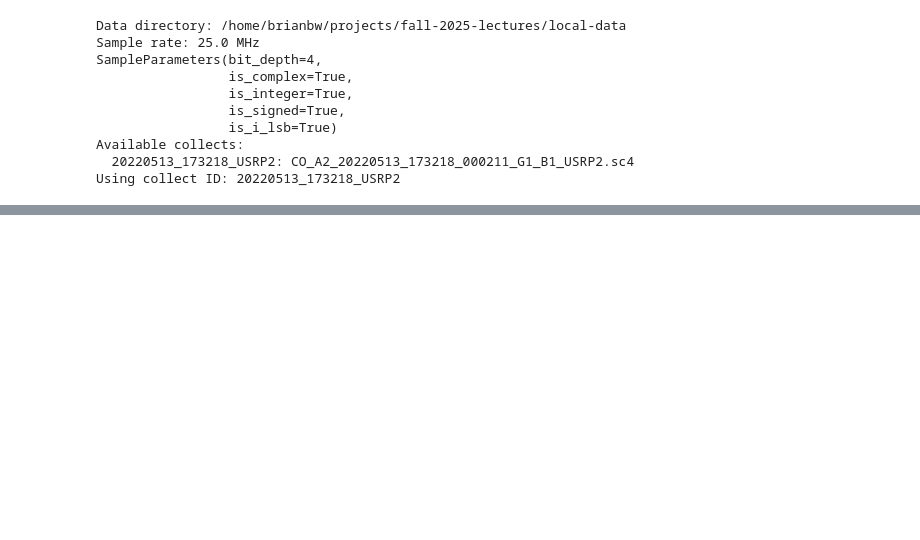
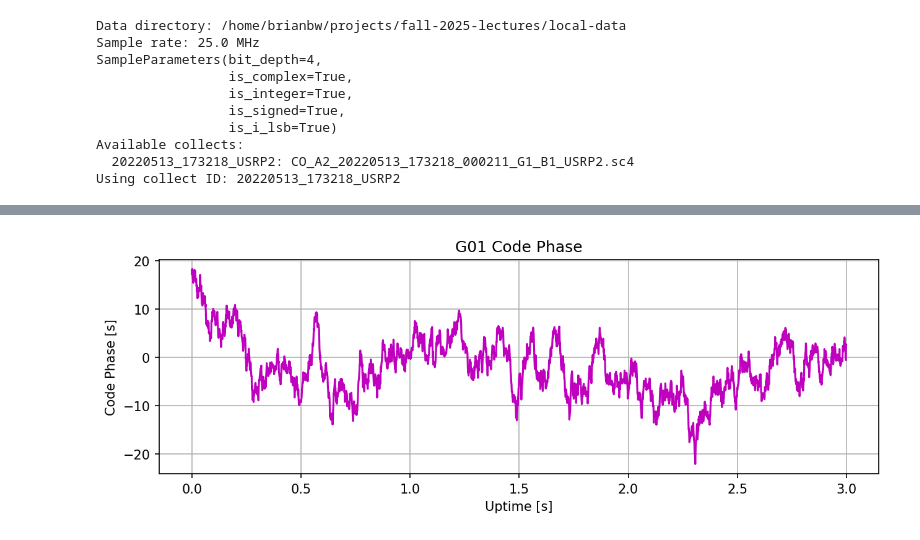
Before and after one commit to cu-sense-lab/fall-2025-lectures, a Jupyter notebook: final-project/tracking.ipynb, the cells around one changed output, grey strips where cells are left out. Saved outputs shown, nothing was run; the diff lists cells and outputs as text; code cells hidden in the pictures; blank space fills up the shorter version.

```diff
--- a/final-project/tracking.ipynb
+++ b/final-project/tracking.ipynb
@@ -152,0 +208,19 @@ with sample_streaming.FileSampleStream(
+# %%
+fig = plt.figure(figsize=(10, 3), dpi=150)
+ax = fig.add_subplot(1, 1, 1)
+code_delay_seconds = signal_outputs.uptime_seconds - signal_outputs.code_phase_seconds
+code_delay_meters = code_delay_seconds * speed_of_light
+adr_meters = -signal_outputs.carr_phase_cycles * (
+    speed_of_light / gps_l1ca.CARRIER_FREQ
+)
+code_minus_carr_meters = code_delay_meters - adr_meters
+code_minus_carr_meters -= np.mean(code_minus_carr_meters[-100:])
+# ax.plot(signal_outputs.uptime_seconds, code_delay_seconds, color="m")  # convert to ms
+ax.plot(signal_outputs.uptime_seconds, code_minus_carr_meters, color="m")  # convert to ms
+ax.grid()
+ax.set_title(f"{sig_id} Code Phase")
+ax.set_xlabel("Uptime [s]")
+ax.set_ylabel("Code Phase [s]")
+plt.show()
+# %% [output]
+[figure, added]
```
Also changed, not shown: parts of 10 cells of this notebook, 19 other files.
